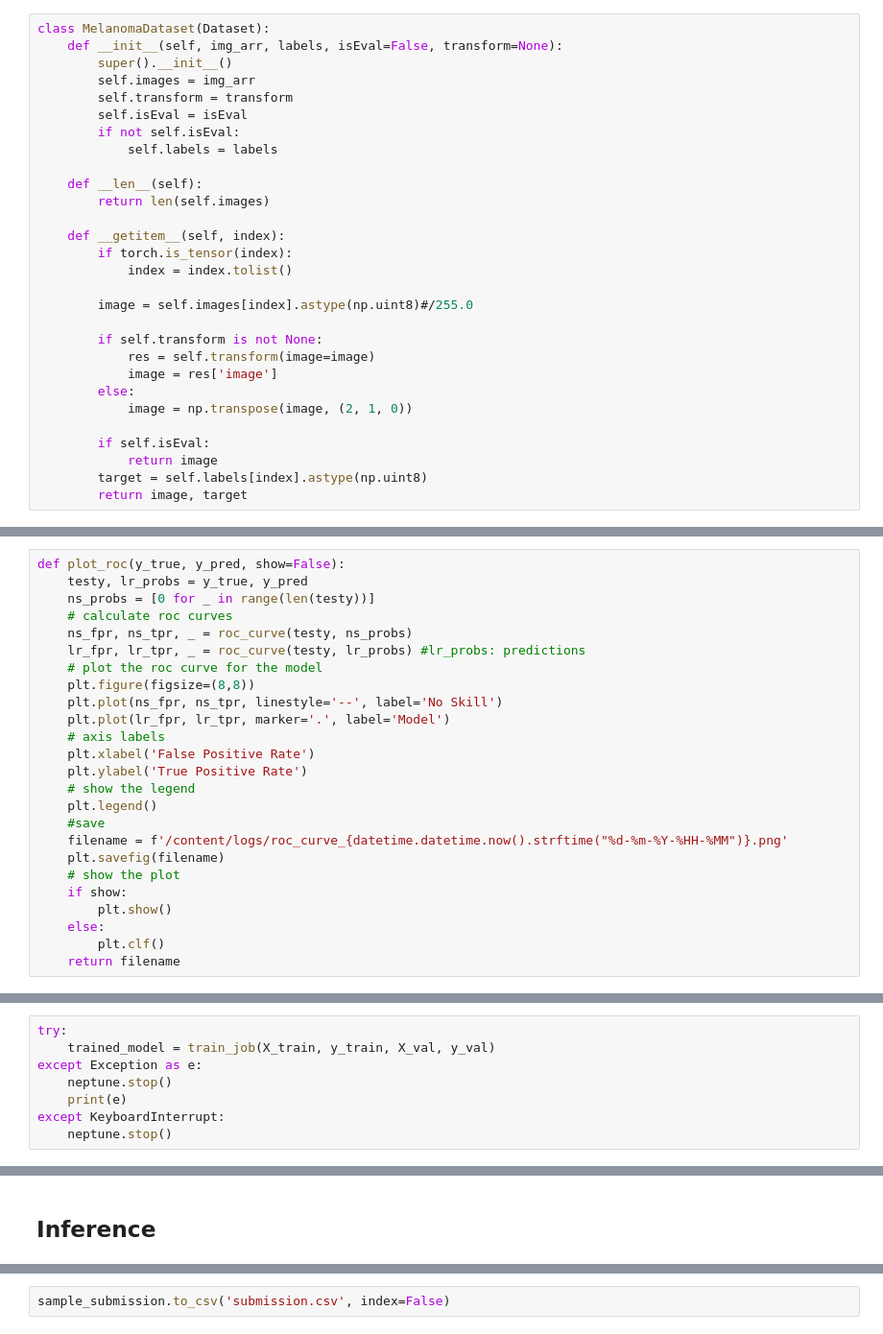
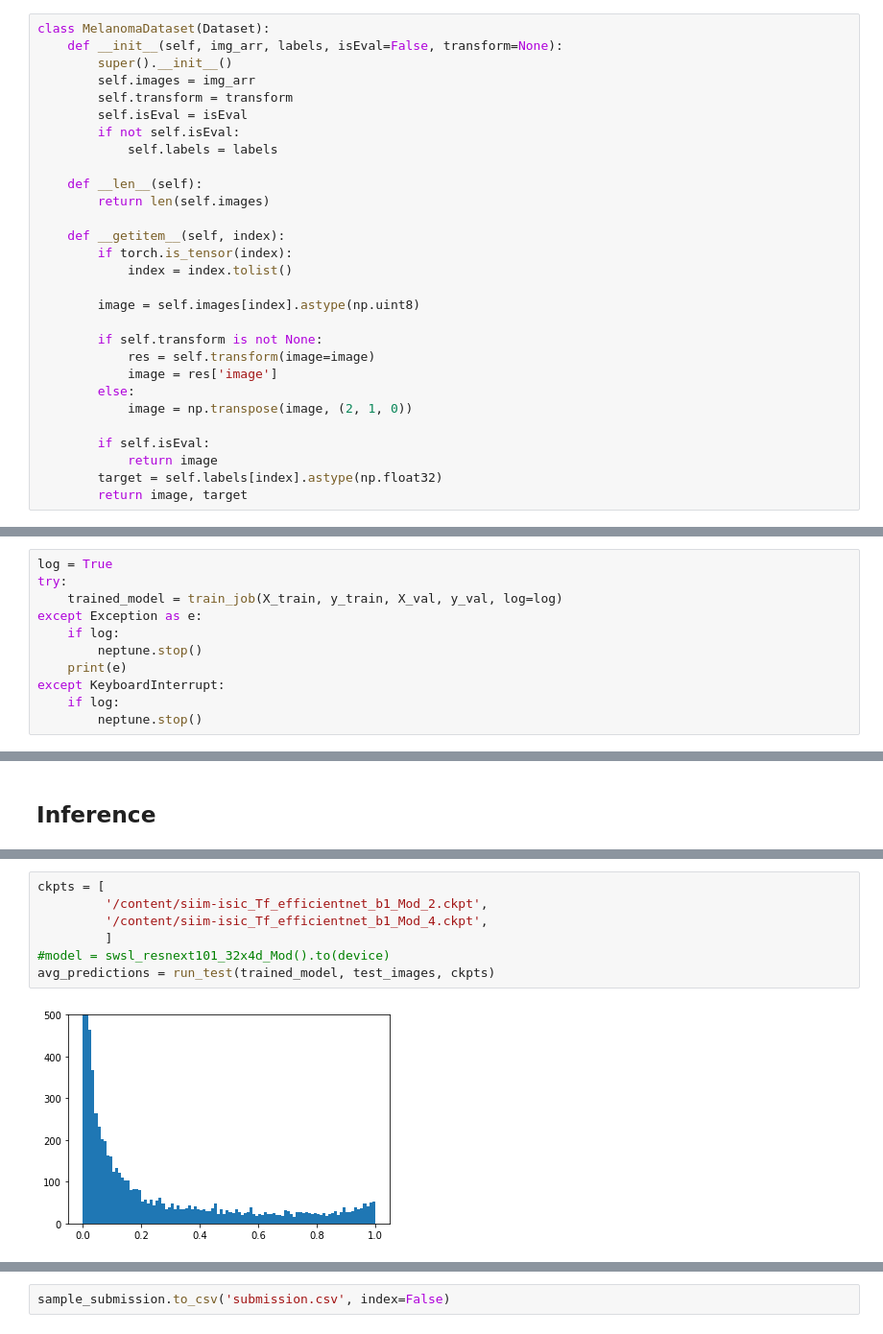
Before and after one commit to utsavnandi/Kaggle-SIIM-ISIC-Melanoma-Classification, a Jupyter notebook: SIIM_ISIC_Melanoma_Classification.ipynb, the cells around one changed output, grey strips where cells are left out. Shown at 96% size. Saved outputs shown, nothing was run; the diff lists cells and outputs as text.

```diff
--- a/SIIM_ISIC_Melanoma_Classification.ipynb
+++ b/SIIM_ISIC_Melanoma_Classification.ipynb
@@ -179,7 +166,7 @@ class MelanomaDataset(Dataset):
         if torch.is_tensor(index):
             index = index.tolist()
 
-        image = self.images[index].astype(np.uint8)#/255.0
+        image = self.images[index].astype(np.uint8)
 
         if self.transform is not None:
             res = self.transform(image=image)
@@ -189,7 +176,7 @@ class MelanomaDataset(Dataset):
 
         if self.isEval:
             return image
-        target = self.labels[index].astype(np.uint8)
+        target = self.labels[index].astype(np.float32)
         return image, target
 # %% [markdown]
 ## Augmentations
@@ -350,31 +472,6 @@ class FocalLoss(nn.Module):
             return F_loss
 # %% [markdown]
 ## Train script
-# %%
-def plot_roc(y_true, y_pred, show=False):
-    testy, lr_probs = y_true, y_pred
-    ns_probs = [0 for _ in range(len(testy))]
-    # calculate roc curves
-    ns_fpr, ns_tpr, _ = roc_curve(testy, ns_probs)
-    lr_fpr, lr_tpr, _ = roc_curve(testy, lr_probs) #lr_probs: predictions
-    # plot the roc curve for the model
-    plt.figure(figsize=(8,8))
-    plt.plot(ns_fpr, ns_tpr, linestyle='--', label='No Skill')
-    plt.plot(lr_fpr, lr_tpr, marker='.', label='Model')
-    # axis labels
-    plt.xlabel('False Positive Rate')
-    plt.ylabel('True Positive Rate')
-    # show the legend
-    plt.legend()
-    #save
-    filename = f'/content/logs/roc_curve_{datetime.datetime.now().strftime("%d-%m-%Y-%HH-%MM")}.png'
-    plt.savefig(filename)
-    # show the plot
-    if show:
-        plt.show()
-    else:
-        plt.clf()
-    return filename
 # %%
 device = torch.device('cuda') if torch.cuda.is_available() else torch.device('cpu')
 
@@ -514,11 +667,14 @@ def train_job(X_train, y_train, X_val, y_val):
 # %% [markdown]
 ## Train
 # %%
+log = True
 try:
-    trained_model = train_job(X_train, y_train, X_val, y_val)
+    trained_model = train_job(X_train, y_train, X_val, y_val, log=log)
 except Exception as e:
-    neptune.stop()
+    if log:
+        neptune.stop()
     print(e)
 except KeyboardInterrupt:
-    neptune.stop()
+    if log:
+        neptune.stop()
 # %% [output]
@@ -574,0 +751,9 @@ sns.distplot(predictions.T[0])
+# %%
+ckpts = [
+         '/content/siim-isic_Tf_efficientnet_b1_Mod_2.ckpt',
+         '/content/siim-isic_Tf_efficientnet_b1_Mod_4.ckpt',
+         ]
+#model = swsl_resnext101_32x4d_Mod().to(device)
+avg_predictions = run_test(trained_model, test_images, ckpts)
+# %% [output]
+[figure, added]
```
Also changed, not shown: parts of 29 cells of this notebook.
